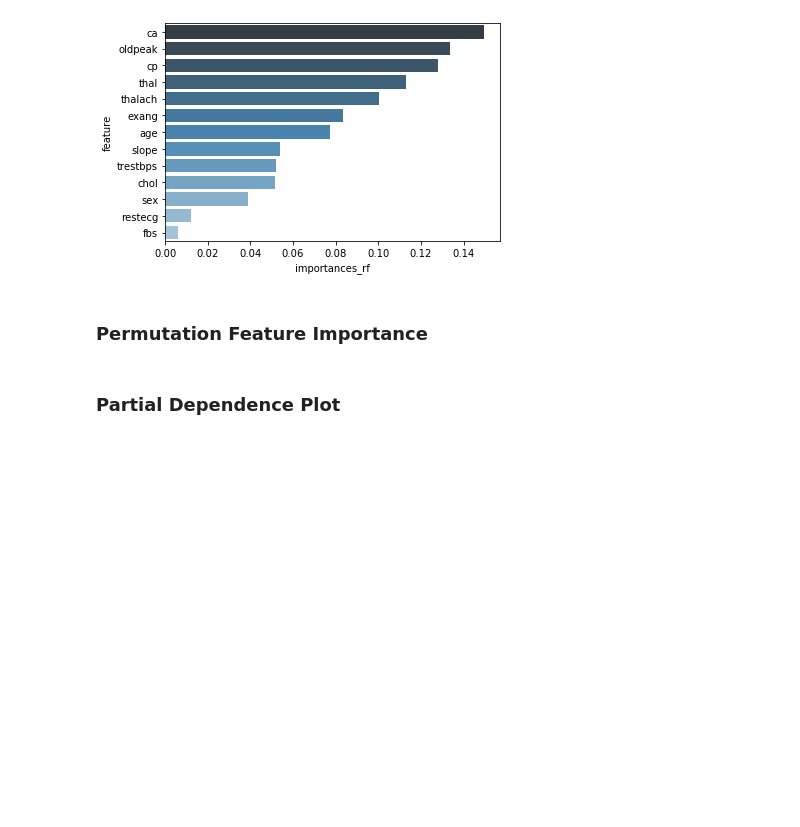
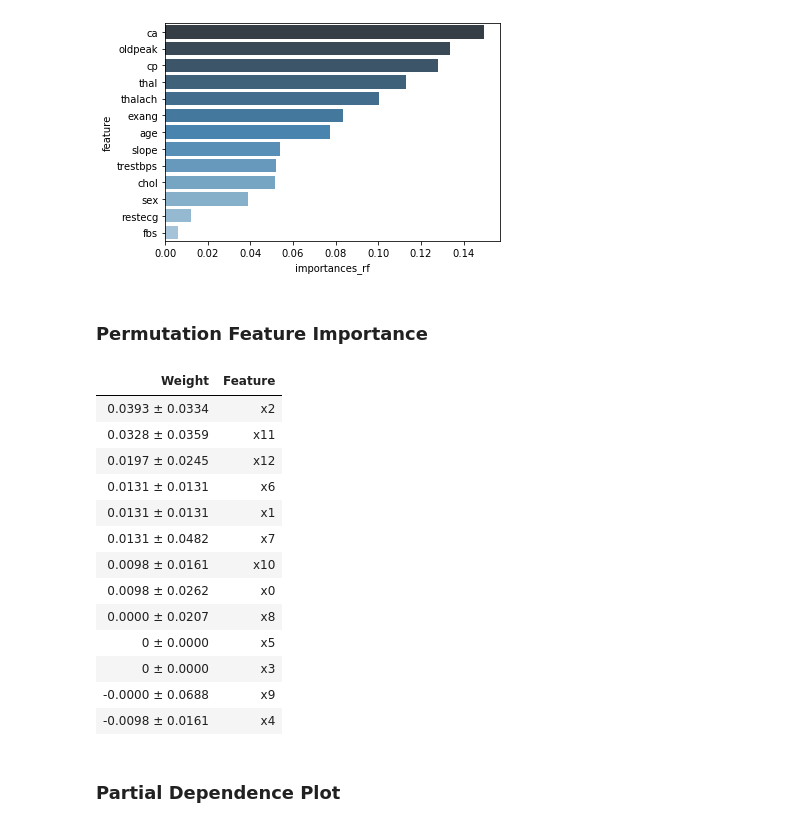
Before and after one commit to henniedeharder/interpretability-heart, a Jupyter notebook: Demo_Forest_SHAP_Heart.ipynb, the cells around one changed output. Drawn from its saved outputs; the diff is of its cells as text; code cells hidden in the pictures; blank space fills up the shorter version.

```diff
--- a/Demo_Forest_SHAP_Heart.ipynb
+++ b/Demo_Forest_SHAP_Heart.ipynb
@@ -391,3 +367,21 @@ imp = permutation_importances(model, x_test, y_test, oob_classifier_accuracy)
+# %%
+perm = PermutationImportance(model).fit(x_test, y_test)
+eli5.show_weights(perm)
+# %% [output]
+| Weight | Feature |
+| 0.0393 ± 0.0334 | x2 |
+| 0.0328 ± 0.0359 | x11 |
+| 0.0197 ± 0.0245 | x12 |
+| 0.0131 ± 0.0131 | x6 |
+| 0.0131 ± 0.0131 | x1 |
+| 0.0131 ± 0.0482 | x7 |
+| 0.0098 ± 0.0161 | x10 |
+| 0.0098 ± 0.0262 | x0 |
+| 0.0000 ± 0.0207 | x8 |
+| 0 ± 0.0000 | x5 |
+| 0 ± 0.0000 | x3 |
+| -0.0000 ± 0.0688 | x9 |
+| -0.0098 ± 0.0161 | x4 |
 # %% [markdown]
 ### Partial Dependence Plot
 # %%
```
Also changed, not shown: parts of 12 cells of this notebook.
